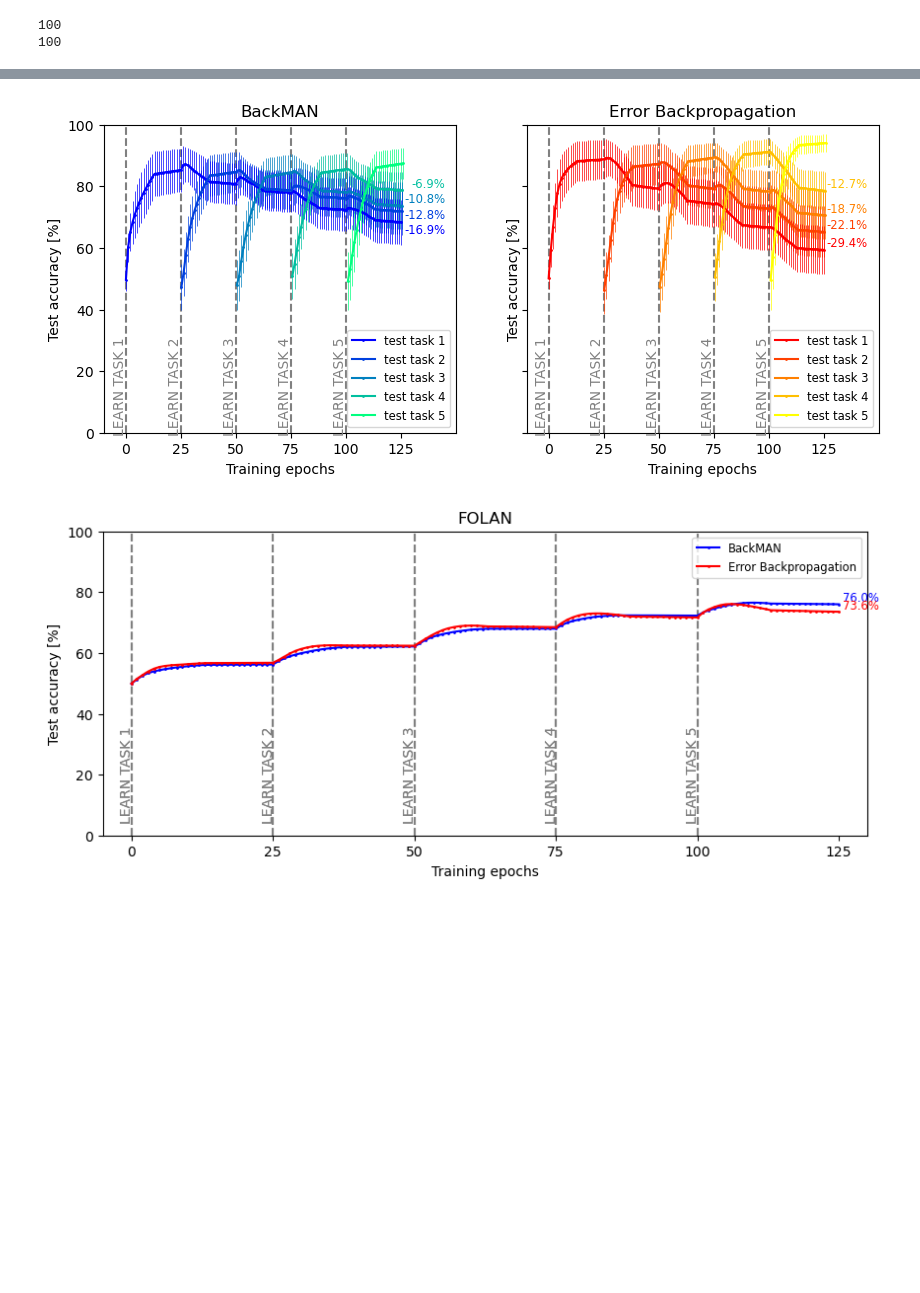
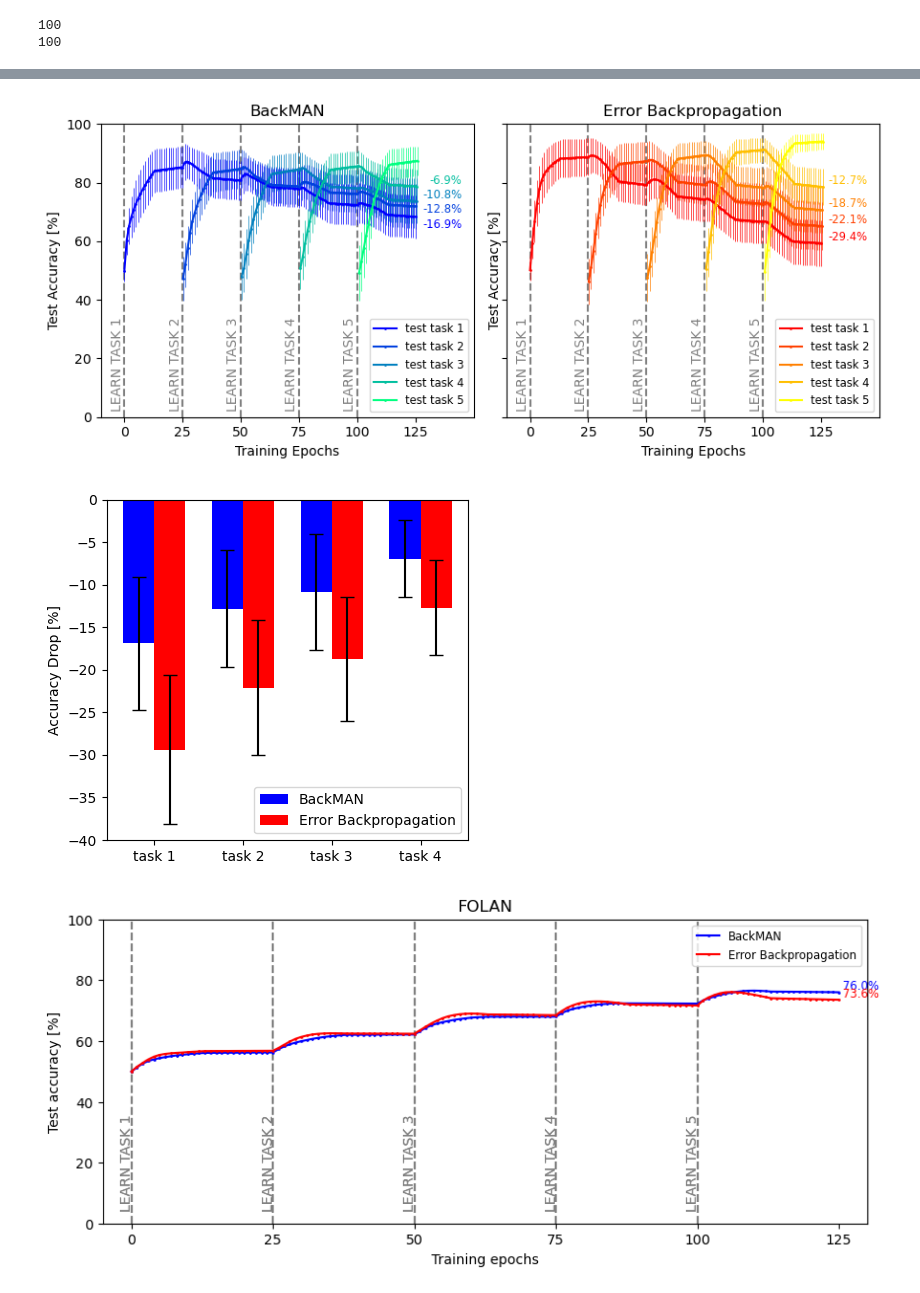
Before and after one commit to ckodser/greedyneuron, a Jupyter notebook: forgetting_plot.ipynb, the cells around one changed output, grey strips where cells are left out. Cells and saved outputs as stored; diff of their text form; code cells hidden in the pictures; blank space fills up the shorter version.

```diff
--- a/forgetting_plot.ipynb
+++ b/forgetting_plot.ipynb
@@ -45,7 +132,10 @@ import matplotlib.pyplot as plt
 
 cmap_name={"greedy": "winter", "normal":"autumn"}
 name_translation={"greedy": "BackMAN", "normal": "Error Backpropagation"}
-fig, ax = plt.subplots(1,2, sharey="row", figsize=(10, 4))
+
+fig, ax = plt.subplots(1, 2,figsize=(9, 4), sharey="row")
+
+
 for ax_id, mode in enumerate(smean.keys()):
     cmap=plt.cm.get_cmap(cmap_name[mode], 5)
     last=100000
@@ -53,38 +143,74 @@ for ax_id, mode in enumerate(smean.keys()):
         # Sample data
         ax[ax_id].axvline(x=25*task_id, color='gray', linestyle='--')
         # Add text labels
-        ax[ax_id].text(25*task_id-6, 0.05, f'LEARN TASK {task_id+1}', color='gray', rotation='vertical', fontsize=10)
+        ax[ax_id].text(25*task_id-6, 3, f'LEARN TASK {task_id+1}', color='gray', rotation='vertical', fontsize=10)
 
         x = np.arange(25*task_id, 126)+1/5*task_id
         y = np.array(smean[mode][f'task_{task_id}'][25*task_id:])*100
         std_dev = np.array(sstd[mode][f'task_{task_id}'][25*task_id:])*100
 
         if task_id!=4:
             ax[ax_id].text(125+20, min(last-5, y[-1]), f'{y[-1]-y[25]:.1f}%', ha='right', va='bottom', color=cmap(task_id), fontsize="small")
         last=min(last-5, y[-1])
         # Plotting the error lines
         ax[ax_id].errorbar(x, y, yerr=std_dev/2, linestyle='', color=cmap(task_id), elinewidth=0.5)
 
         # Customizing the plot
-        ax[ax_id].set_xlabel('Training epochs')
-        ax[ax_id].set_ylabel('Test accuracy [%]')
+        ax[ax_id].set_xlabel('Training Epochs')
+        ax[ax_id].set_ylabel('Test Accuracy [%]')
         ax[ax_id].set_title(name_translation[mode])
         custom_ticks = [25*i for i in range(6)]
         ax[ax_id].set_xticks(custom_ticks)
         ax[ax_id].set_ylim(bottom=0, top=100)
         ax[ax_id].set_xlim(-10,150)
 
 for ax_id, mode in enumerate(smean.keys()):
     cmap=plt.cm.get_cmap(cmap_name[mode], 5)
     for task_id in range(5):
         x = np.arange(25*task_id, 126)+1/5*task_id
         y = np.array(smean[mode][f'task_{task_id}'][25*task_id:])*100
         ax[ax_id].plot(x, y, marker='o', linestyle='-', color=cmap(task_id), label=f'test task {task_id+1}', markersize=1)
         ax[ax_id].legend(fontsize='small')
+
+plt.tight_layout()
+# Display the plot
 plt.savefig('forgetting_v1_high.png', dpi=1000)
 plt.show()
+
+fig, ax = plt.subplots(1, 1,figsize=(4.5, 4), sharey="row")
+
+labels = [f'task {task_id+1}' for task_id in range(4)]
+means = {mode: np.array([np.mean([-accuracies[mode][f"task_{task_id}"][25*(task_id+1)][j]
+                         +accuracies[mode][f"task_{task_id}"][125][j]
+                         for j in range(100)]) for task_id in range(4)]) for mode
+         in ['greedy', 'normal']}
+std_devs = {mode: np.array([np.std([-accuracies[mode][f"task_{task_id}"][25*(task_id+1)][j]
+                           +accuracies[mode][f"task_{task_id}"][125][j]
+                           for j in range(100)]) for task_id in range(4)]) for mode
+         in ['greedy', 'normal']}
+
+# Create a bar plot with paired bars
+x = np.arange(len(labels))
+width = 0.35
+ax_id=2
+for sign, mode in zip([-1,+1],['greedy', 'normal']):
+    cmap=plt.cm.get_cmap(cmap_name[mode], 2)
+    ax.bar(x + sign*width/2, means[mode]*100, width, align='center', yerr=np.array(std_devs[mode]*100)/2, capsize=5, label=name_translation[mode], color=[cmap(0) for i in range(4)])
+
+# Customize the plot
+ax.set_xticks(x)
+ax.set_xticklabels(labels)
+ax.set_ylabel('Accuracy Drop [%]')
+# ax.set_title('Accuracy drop compared to')
+ax.legend(loc='lower right')
+
+plt.tight_layout()
+# Display the plot
+plt.savefig('forgetting_v3_high.png', dpi=1000)
+plt.show()
 # %% [output]
-[figure, old version]
+[figure, new version]
+[figure, added]
 # %%
 avg_accuracies={mode: [np.mean([accuracies[mode][f"task_{j}"][i] for j in range(5)]) for i in range(126)] for mode
          in ['greedy', 'normal']}
```
Also changed, not shown: parts of 4 cells of this notebook, 7 other files.
